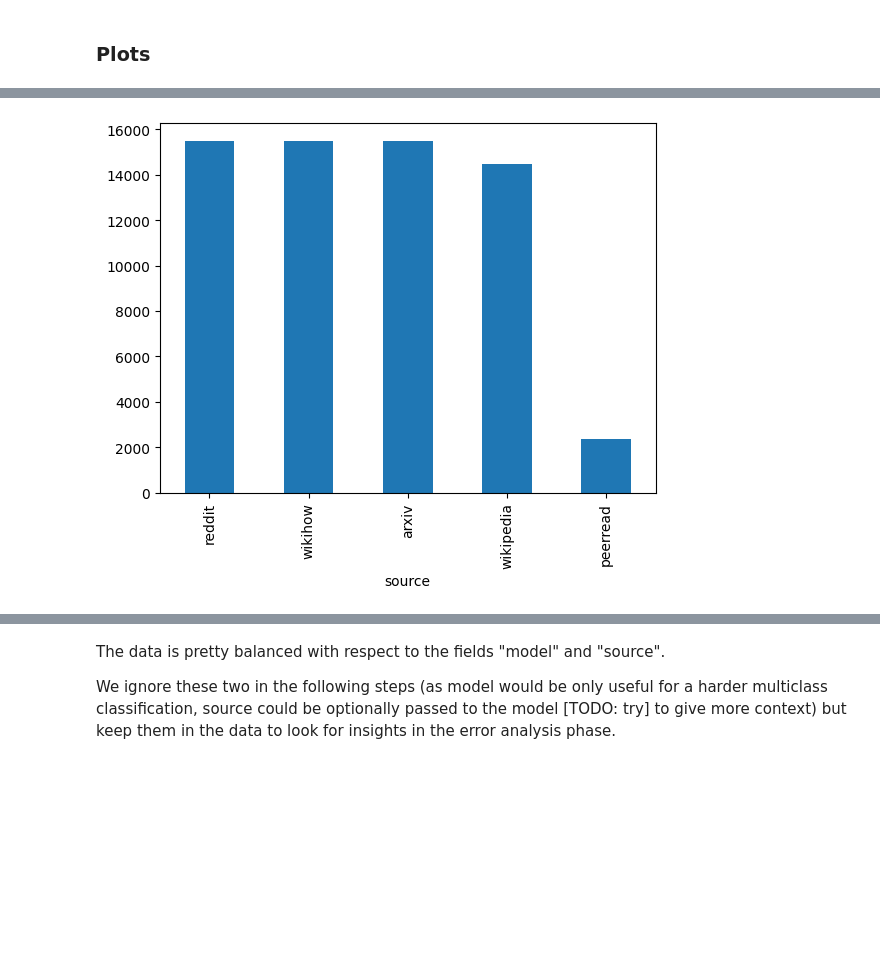
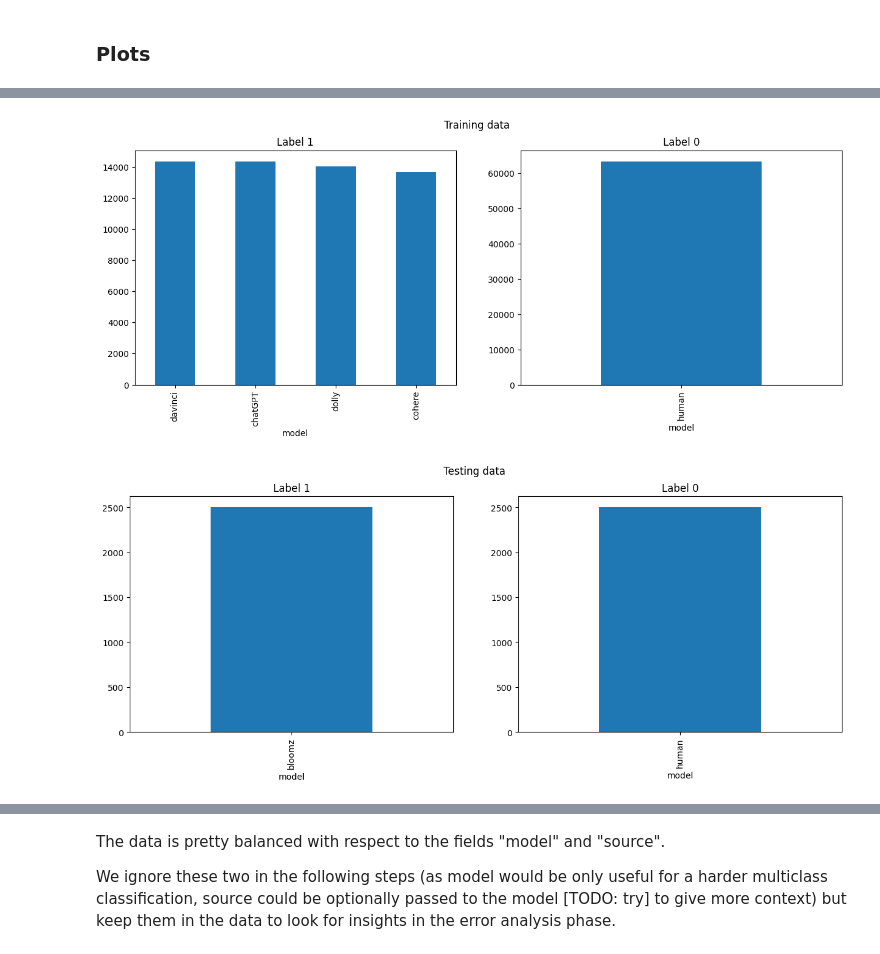
Before and after one commit to edomerli/machine-generated-text-classification, a Jupyter notebook: main.ipynb, the cells around one changed output, grey strips where cells are left out. Drawn from its saved outputs; the diff is of its cells as text; code cells hidden in the pictures; blank space fills up the shorter version.

```diff
--- a/main.ipynb
+++ b/main.ipynb
@@ -72,4 +83,16 @@ train_df_stats[train_df_stats['label'] == 1]['source'].value_counts().plot(kind=
-# %%
-train_df_stats[train_df_stats['label'] == 0]['source'].value_counts().plot(kind='bar');
-# %% [output]
-[figure, removed]
+# %%
+fig, axes = plt.subplots(nrows=1, ncols=2, figsize=(15, 5))
+
+fig.suptitle('Training data')
+train_df[train_df['label'] == 1]['model'].value_counts().plot(kind='bar', ax=axes[0], title='Label 1');
+train_df[train_df['label'] == 0]['model'].value_counts().plot(kind='bar', ax=axes[1], title='Label 0');
+# %% [output]
+[figure, added]
+# %%
+fig, axes = plt.subplots(nrows=1, ncols=2, figsize=(15, 5))
+
+fig.suptitle('Testing data')
+test_df[test_df['label'] == 1]['model'].value_counts().plot(kind='bar', ax=axes[0], title='Label 1');
+test_df[test_df['label'] == 0]['model'].value_counts().plot(kind='bar', ax=axes[1], title='Label 0');
+# %% [output]
+[figure, added]
```
Also changed, not shown: parts of 30 cells of this notebook.
